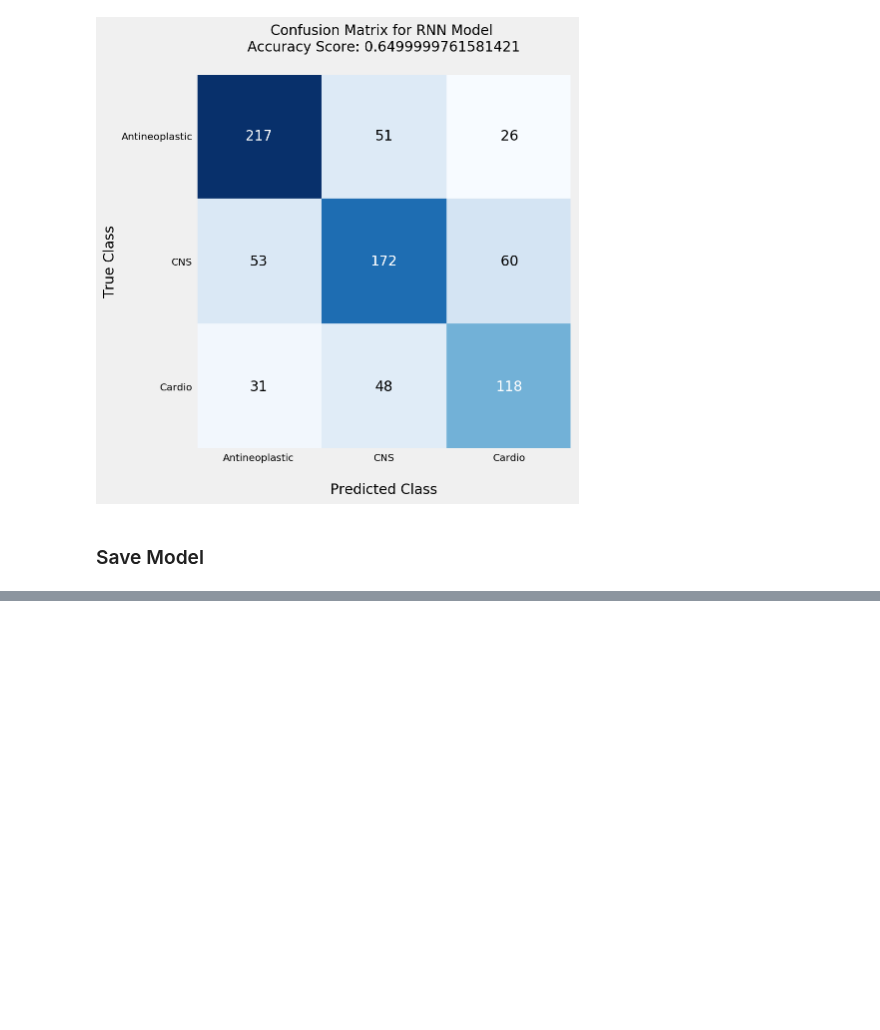
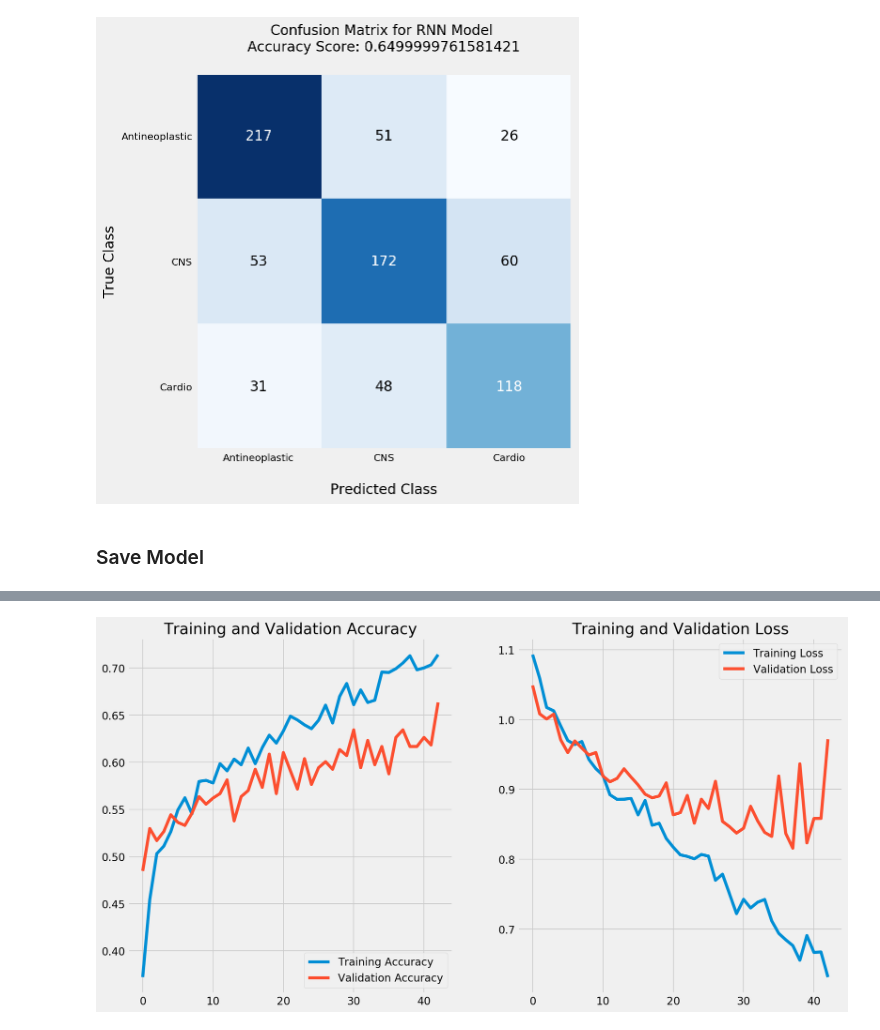
Before and after one commit to veeps/molecular_classification, a Jupyter notebook: code/003_rnn.ipynb, the cells around one changed output, grey strips where cells are left out. Drawn from its saved outputs; the diff is of its cells as text; code cells hidden in the pictures; blank space fills up the shorter version.

Commit message:
added regularization layers to RNN model

```diff
--- a/code/003_rnn.ipynb
+++ b/code/003_rnn.ipynb
@@ -79,6 +81,7 @@ y = df["drug_class"]
 # %%
 # Split my train and test sets
 X_train, X_test, y_train, y_test = train_test_split(X, y,
+                                                    test_size = 0.2,
                                                     stratify = y, random_state = 42)
 # %% [markdown]
 ## Preprocess Text
@@ -205,0 +246,29 @@ model.save("../assets/model_rnn.h5")
+# %%
+model3 = Sequential([
+    Embedding(500,64),
+    SimpleRNN(100),
+    Dense(64, activation = "relu"),
+    Dropout(0.5),
+    Dense(32, activation = "relu"),
+    Dropout(0.5),
+    Dense(3, activation = "softmax")
+])
+
+model3.compile(optimizer = "adam", loss =  "sparse_categorical_crossentropy",
+              metrics=['accuracy'])
+# %%
+# stop this model when it gets worse
+es = EarlyStopping(
+    monitor = "val_loss",
+    patience = 5, # wait 5 epochs before we really think this model is getting worse
+    min_delta = 0 # delta is the difference of validation loss from epoch to epoch. Any increase in validation loss would be considered an increase
+)
+# %%
+np.random.RandomState(2020)
+history3 = model3.fit(X_train_tk, y_train,
+                   epochs = 100,
+                   batch_size = 128,
+                   validation_data = (X_test_tk, y_test),
+                   verbose = 2,
+                   callbacks = [es]
+)
@@ -205,0 +293,5 @@ model.save("../assets/model_rnn.h5")
+# %%
+# plot accuracy and loss for model
+plot_accuracy_loss(history3, epochs = 43);
+# %% [output]
+[figure, added]
```
Also changed, not shown: parts of 10 cells of this notebook, 2 other files.
